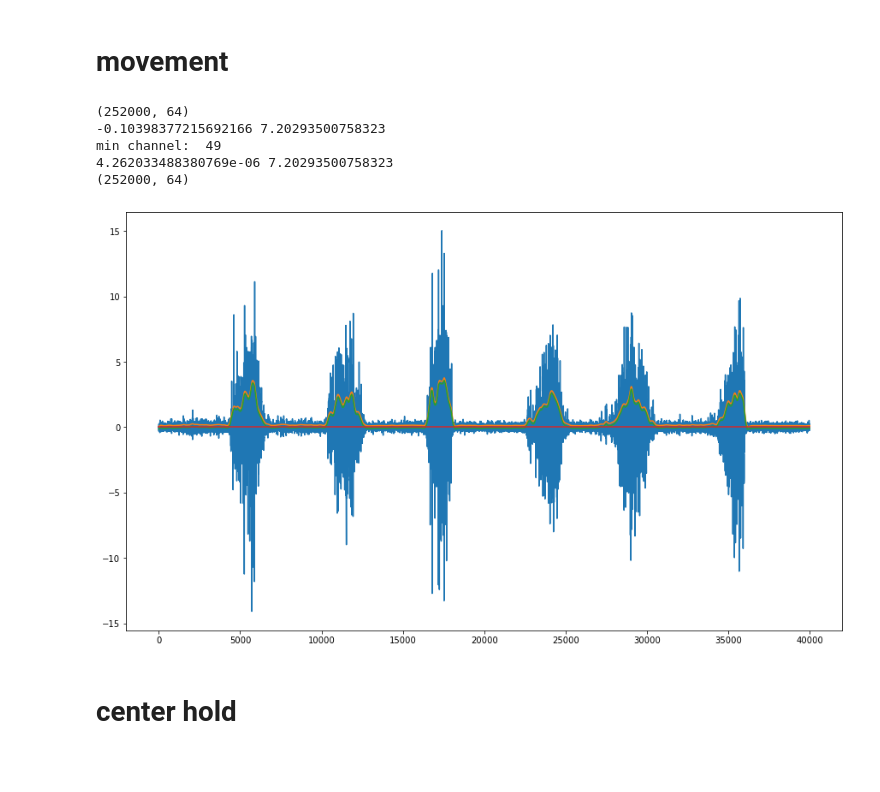
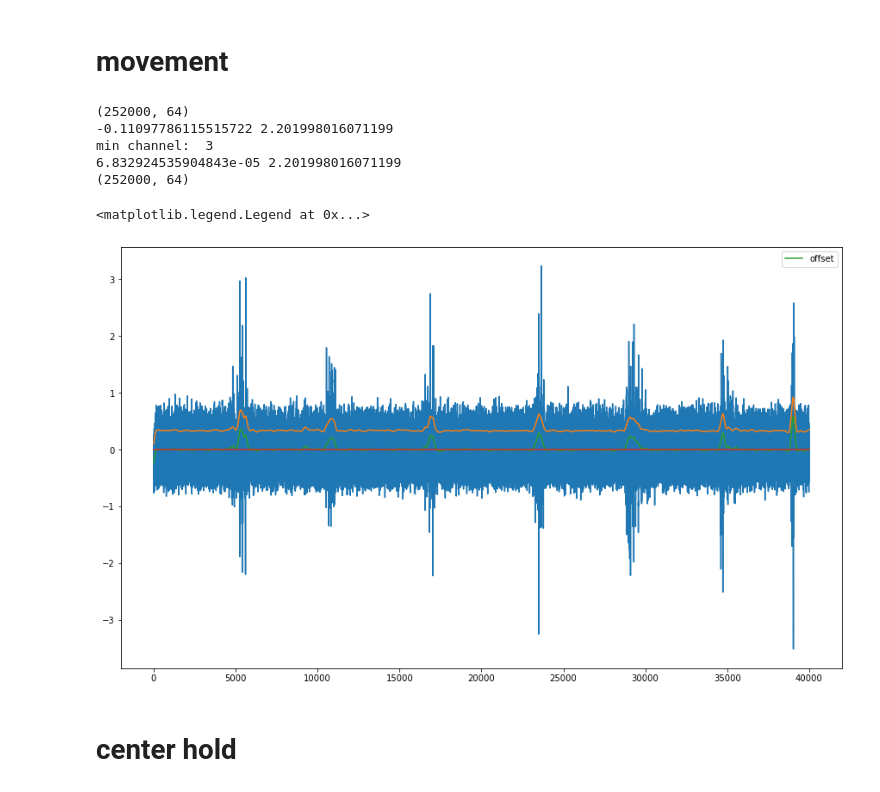
Before and after one commit to spewil/kyberphysics, a Jupyter notebook: notebooks/mappings.ipynb, the cells around one changed output. Drawn from its saved outputs; the diff is of its cells as text; code cells hidden in the pictures; blank space fills up the shorter version.

Commit message:
after matthias

```diff
--- a/notebooks/mappings.ipynb
+++ b/notebooks/mappings.ipynb
@@ -36,9 +36,9 @@ NOTES:
 # load data
 # %%
 experiment = "emg_olympics"
-subject = "spencer"
+subject = "matthias"
 
-movement_session = None
+movement_session = "1"
 calibration_session = "0"
 center_hold_session = None # check manually for a folder, default to the first one
 
@@ -293,7 +296,7 @@ utils.write_array_to_disk(offsets.reshape(-1,1),subject_metadata_folder / "offse
 # %% [markdown]
 # standardize (variance), filter, shift (offset)
 # %%
-channel = 42
+channel = 29
 end = 40000
 # %%
 standardized_calibration_data = utils.standardize(concat_calibration_data, calibration_vars)
@@ -318,21 +321,23 @@ min channel:  29
 # %%
 standardized_movement_data = utils.standardize(concat_movement_data, calibration_vars)
 filtered_movement_data = utils.filter_emg(standardized_movement_data)
 offset_movement_data = np.subtract(filtered_movement_data, offsets.reshape(-1))
 plt.plot(standardized_movement_data[:end,channel])
 plt.plot(filtered_movement_data[:end,channel])
-plt.plot(offset_movement_data[:end,channel])
+plt.plot(offset_movement_data[:end,channel],label="offset")
 if end == -1:
     plt.plot([0,filtered_movement_data.shape[0]],[0,0])
 else:
     plt.plot([0,end],[0,0])
+plt.legend()
 # %% [output]
 (252000, 64)
--0.10398377215692166 7.20293500758323
-min channel:  49
-4.262033488380769e-06 7.20293500758323
+-0.11097786115515722 2.201998016071199
+min channel:  3
+6.832924535904843e-05 2.201998016071199
 (252000, 64)
+<matplotlib.legend.Legend at 0x...>
-[figure, old version]
+[figure, new version]
 # %% [markdown]
 # center hold
 # %%
```
Also changed, not shown: parts of 15 cells of this notebook, 21 other files.
